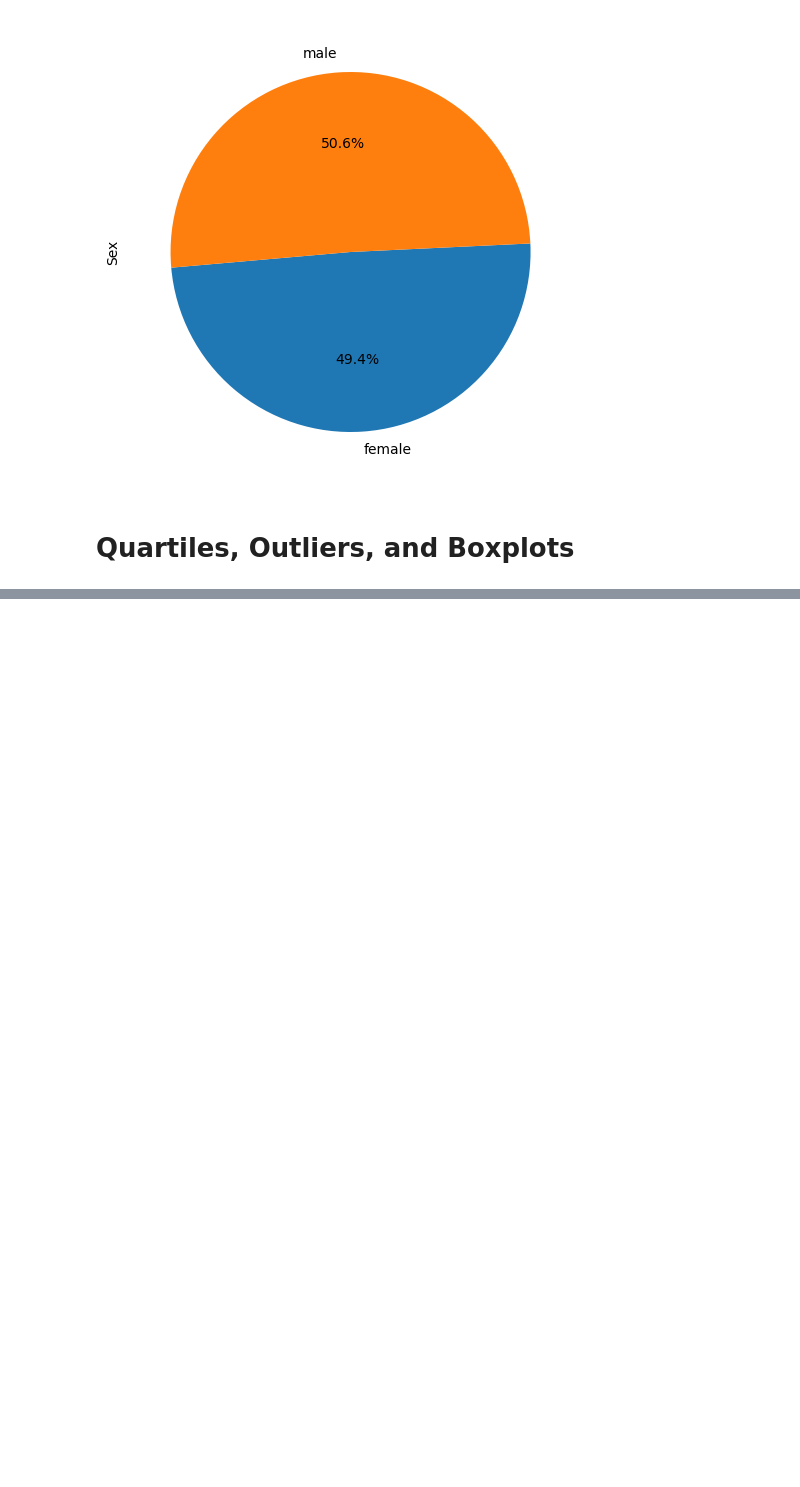
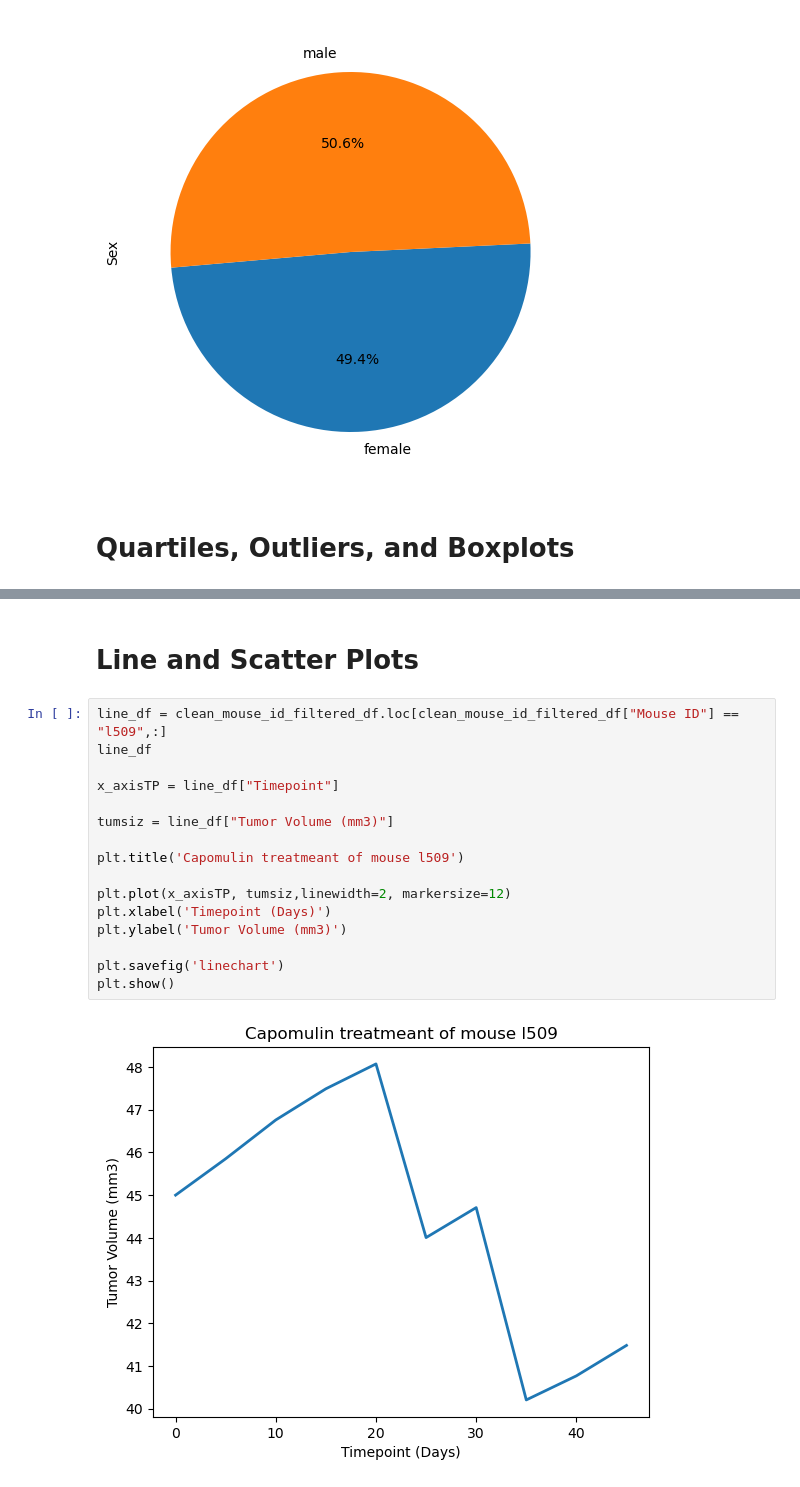
Before and after one commit to ashley-charles/Pymaceuticals, a Jupyter notebook: Pymaceuticals.ipynb, the cells around one changed output, grey strips where cells are left out. Cells and saved outputs as stored; diff of their text form; blank space fills up the shorter version.

```diff
--- a/Pymaceuticals.ipynb
+++ b/Pymaceuticals.ipynb
@@ -200,0 +234,20 @@ IQR
+# %% [markdown]
+# Line and Scatter Plots
+# %%
+line_df = clean_mouse_id_filtered_df.loc[clean_mouse_id_filtered_df["Mouse ID"] == "l509",:]
+line_df
+
+x_axisTP = line_df["Timepoint"]
+
+tumsiz = line_df["Tumor Volume (mm3)"]
+
+plt.title('Capomulin treatmeant of mouse l509')
+
+plt.plot(x_axisTP, tumsiz,linewidth=2, markersize=12)
+plt.xlabel('Timepoint (Days)')
+plt.ylabel('Tumor Volume (mm3)')
+
+plt.savefig('linechart')
+plt.show()
+# %% [output]
+[figure, added]
```
Also changed, not shown: parts of 15 cells of this notebook.
